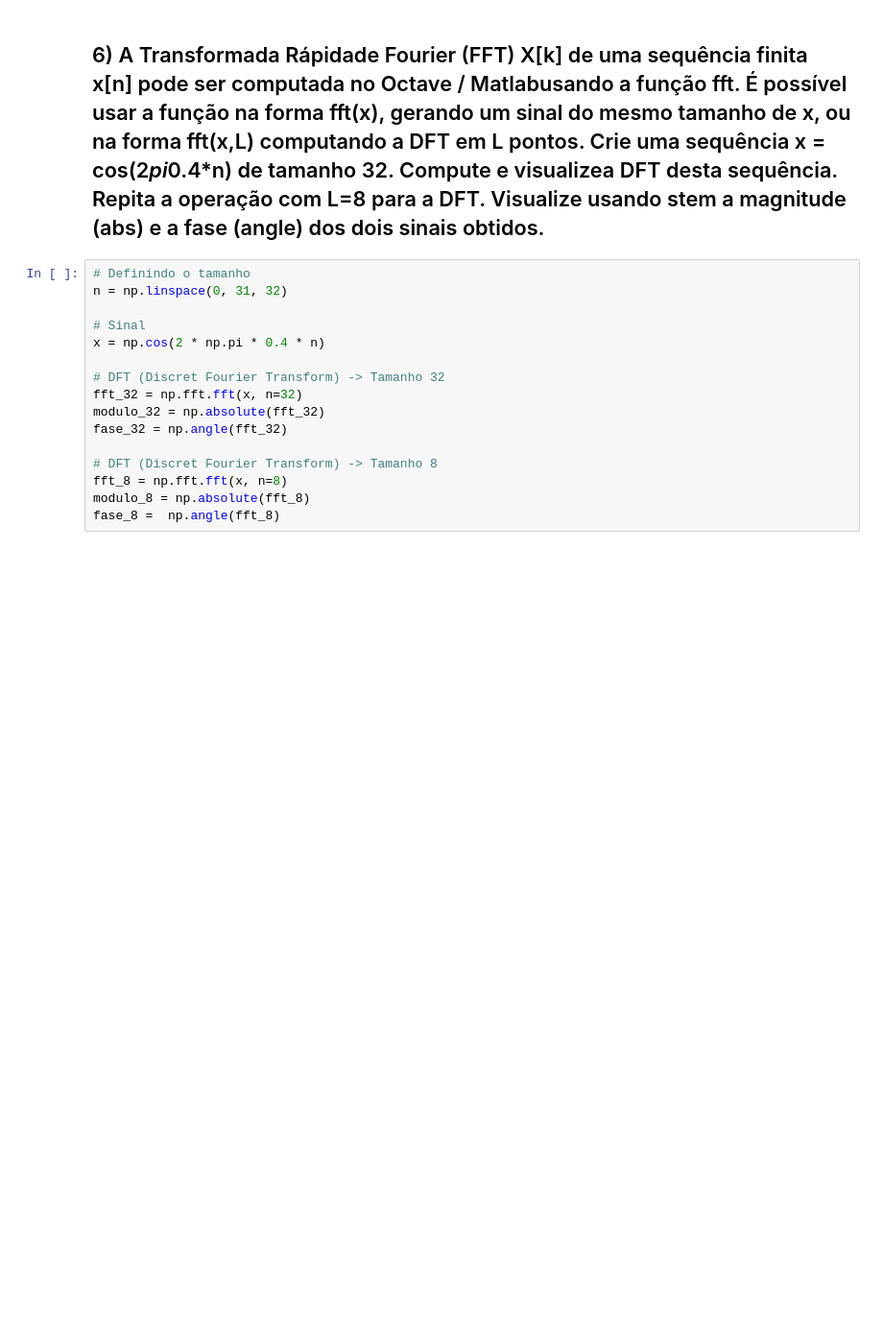
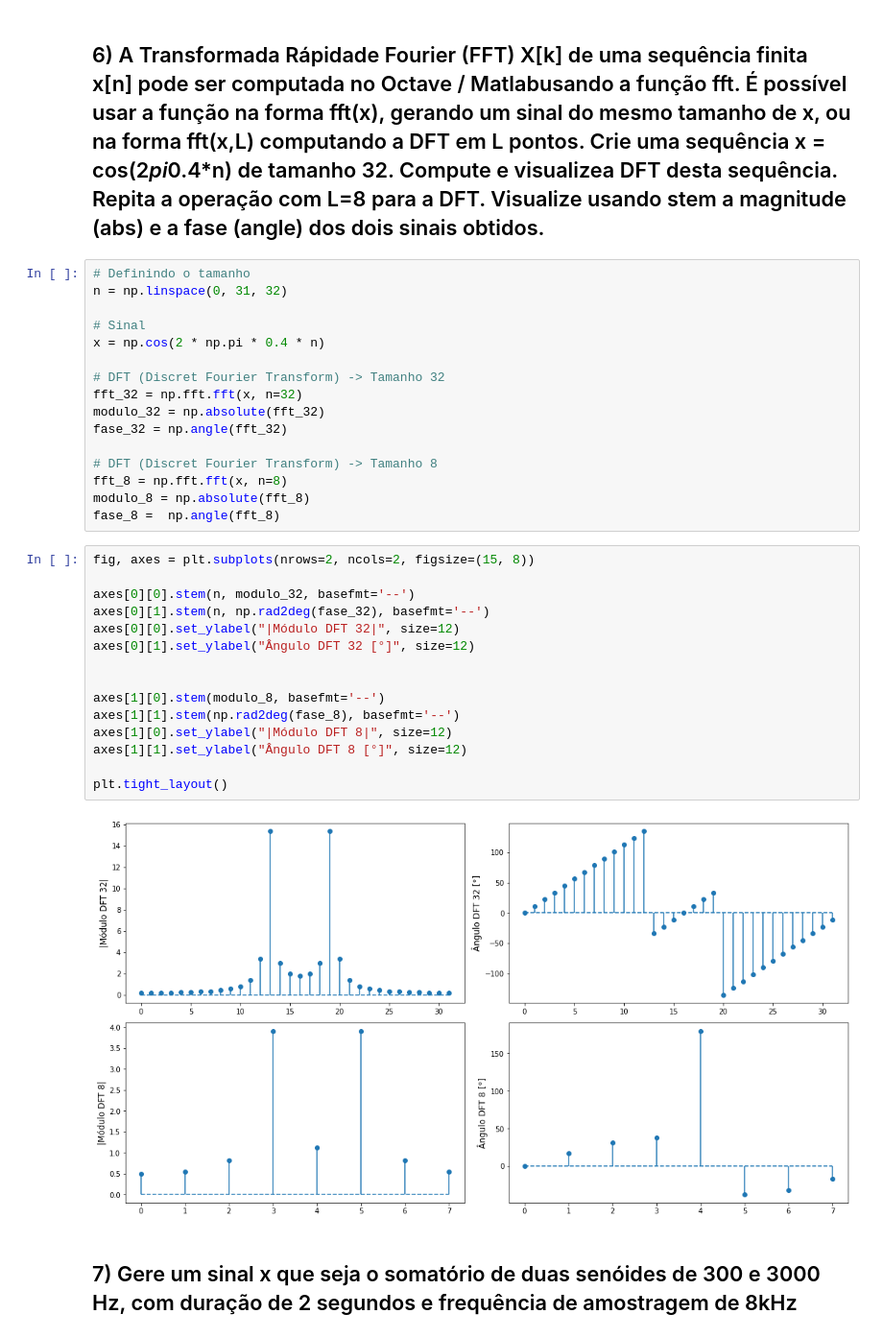
Before and after one commit to viniciusparede/te912-work1, a Jupyter notebook: experimento1.ipynb, the cells around one changed output. Shown at 96% size. Saved outputs shown, nothing was run; the diff lists cells and outputs as text; blank space fills up the shorter version.

```diff
--- a/experimento1.ipynb
+++ b/experimento1.ipynb
@@ -348,3 +350,22 @@ fase_32 = np.angle(fft_32)
 fft_8 = np.fft.fft(x, n=8)
 modulo_8 = np.absolute(fft_8)
 fase_8 =  np.angle(fft_8)
+# %%
+fig, axes = plt.subplots(nrows=2, ncols=2, figsize=(15, 8))
+
+axes[0][0].stem(n, modulo_32, basefmt='--')
+axes[0][1].stem(n, np.rad2deg(fase_32), basefmt='--')
+axes[0][0].set_ylabel("|Módulo DFT 32|", size=12)
+axes[0][1].set_ylabel("Ângulo DFT 32 [°]", size=12)
+
+
+axes[1][0].stem(modulo_8, basefmt='--')
+axes[1][1].stem(np.rad2deg(fase_8), basefmt='--')
+axes[1][0].set_ylabel("|Módulo DFT 8|", size=12)
+axes[1][1].set_ylabel("Ângulo DFT 8 [°]", size=12)
+
+plt.tight_layout()
+# %% [output]
+[figure, added]
+# %% [markdown]
+## 7) Gere um sinal x que seja o somatório de duas senóides de 300 e 3000 Hz, com duração de 2 segundos e frequência de amostragem de 8kHz
```
Also changed, not shown: parts of 15 cells of this notebook.
